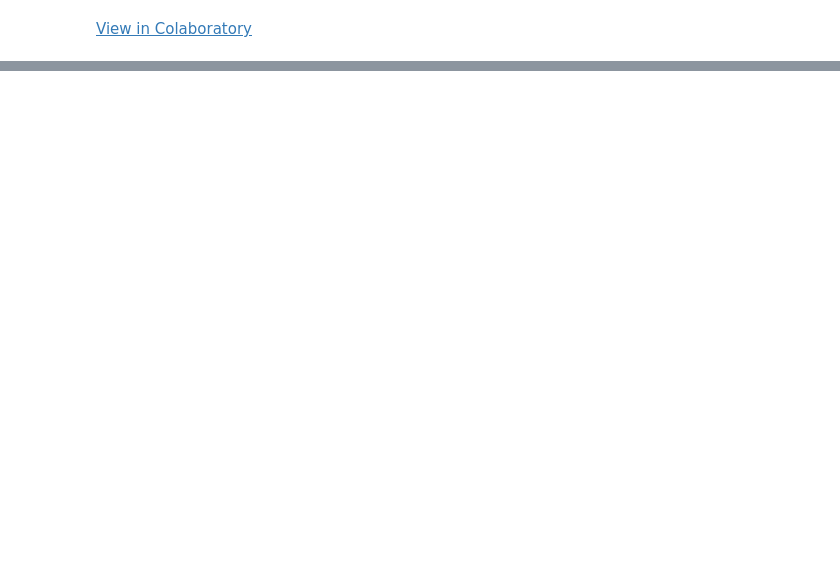
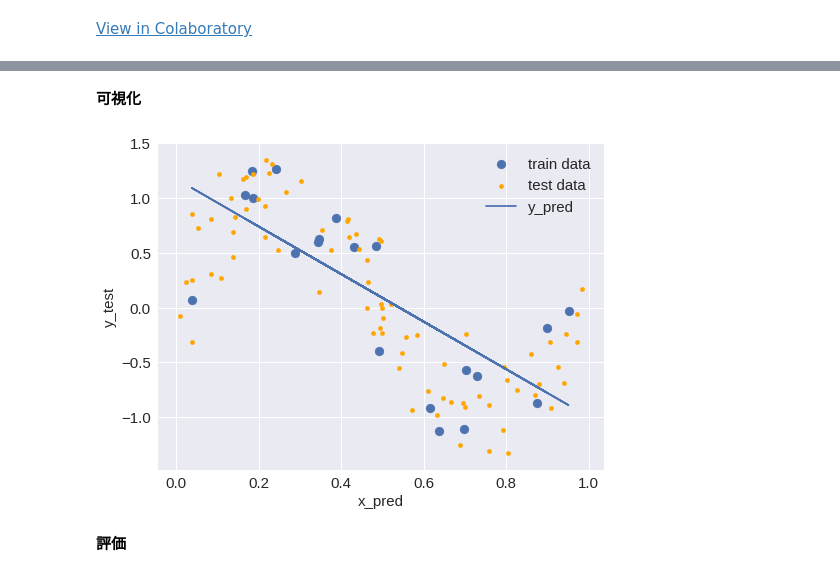
Before and after one commit to RXV06021/basicPy, a Jupyter notebook: Linear_least_sq.ipynb, the cells around one changed output, grey strips where cells are left out. Saved outputs shown, nothing was run; the diff lists cells and outputs as text; code cells hidden in the pictures; blank space fills up the shorter version.

```diff
--- a/Linear_least_sq.ipynb
+++ b/Linear_least_sq.ipynb
@@ -158,0 +102,10 @@ plt.legend(loc='upper left')
+# %%
+xtrain = train_df.loc[:, ['x_train']].as_matrix()
+ytrain = train_df.loc[:, ['y_train']].as_matrix()
+
+reg = LinearRegression()
+reg.fit(xtrain, ytrain)
+
+#visualising the result
+xpred = xtrain
+ypred = reg.predict(xtrain)
@@ -158,0 +125,4 @@ plt.legend(loc='upper left')
+# %%
+pred_df  = pd.DataFrame({'x_pred'  : xpred.ravel(),
+                         'y_pred'  : ypred.ravel()})
+pred_df.head()
@@ -158,0 +136,10 @@ plt.legend(loc='upper left')
+# %% [markdown]
+**可視化**
+# %%
+ax1 = train_df.plot(x='x_train',y='y_train',kind='scatter',marker='o' ,s=80                 ,label='train data' ,figsize=(8,6))
+ax2 = test_df.plot (x='x_test' ,y='y_test' ,kind='scatter',marker='.' ,s=80 ,color='orange' ,label='test data'  ,ax=ax1)
+pred_df.plot       (x='x_pred' ,y='y_pred' ,ls='-'        ,ax=ax2);
+# %% [output]
+[figure, added]
+# %% [markdown]
+**評価**
```
Also changed, not shown: parts of 44 cells of this notebook.
